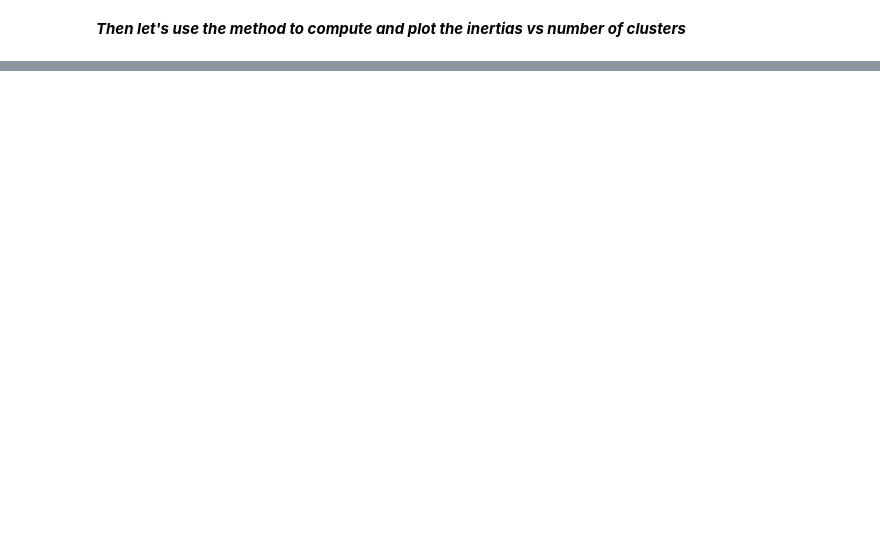
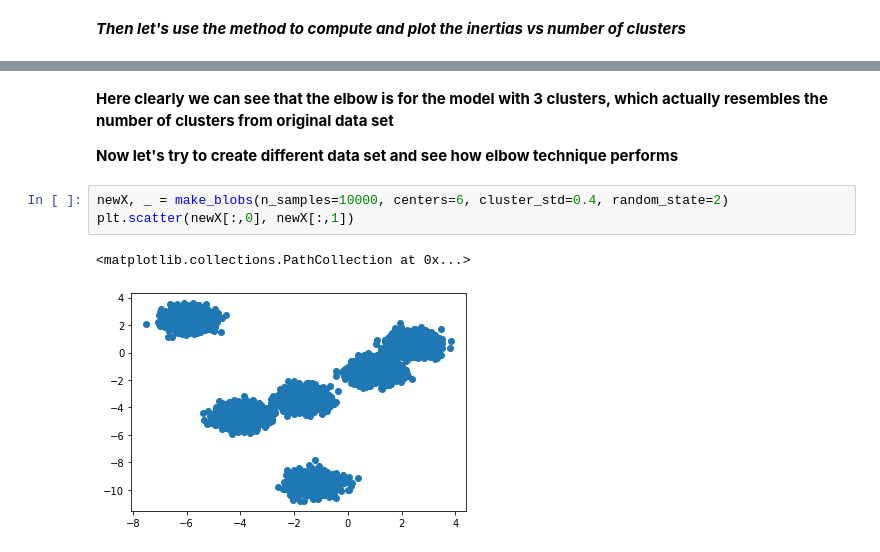
Before and after one commit to KantiCodes/ml-basic-KMeans, a Jupyter notebook: KMeans.ipynb, the cells around one changed output, grey strips where cells are left out. Cells and saved outputs as stored; diff of their text form; blank space fills up the shorter version.

```diff
--- a/KMeans.ipynb
+++ b/KMeans.ipynb
@@ -129,0 +133,10 @@ plt.show()
+# %% [markdown]
+**Here clearly we can see that the elbow is for the model with 3 clusters, which actually resembles the number of clusters from original data set**
+
+**Now let's try to create different data set and see how elbow technique performs**
+# %%
+newX, _ = make_blobs(n_samples=10000, centers=6, cluster_std=0.4, random_state=2)
+plt.scatter(newX[:,0], newX[:,1])
+# %% [output]
+<matplotlib.collections.PathCollection at 0x...>
+[figure, added]
```
Also changed, not shown: parts of 5 cells of this notebook.
